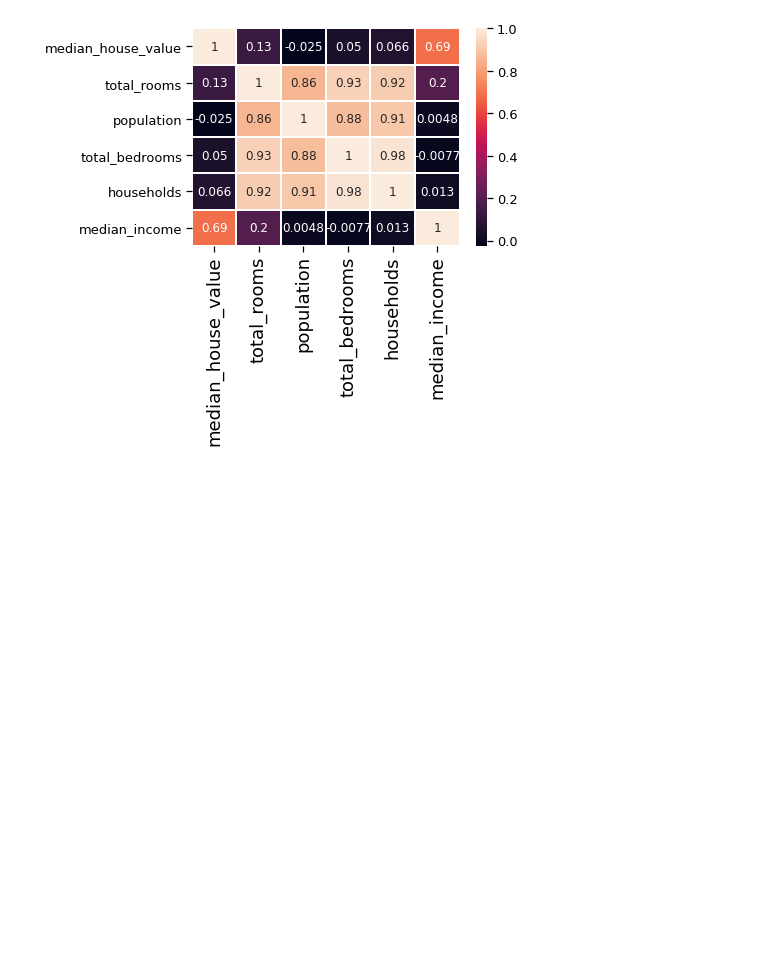
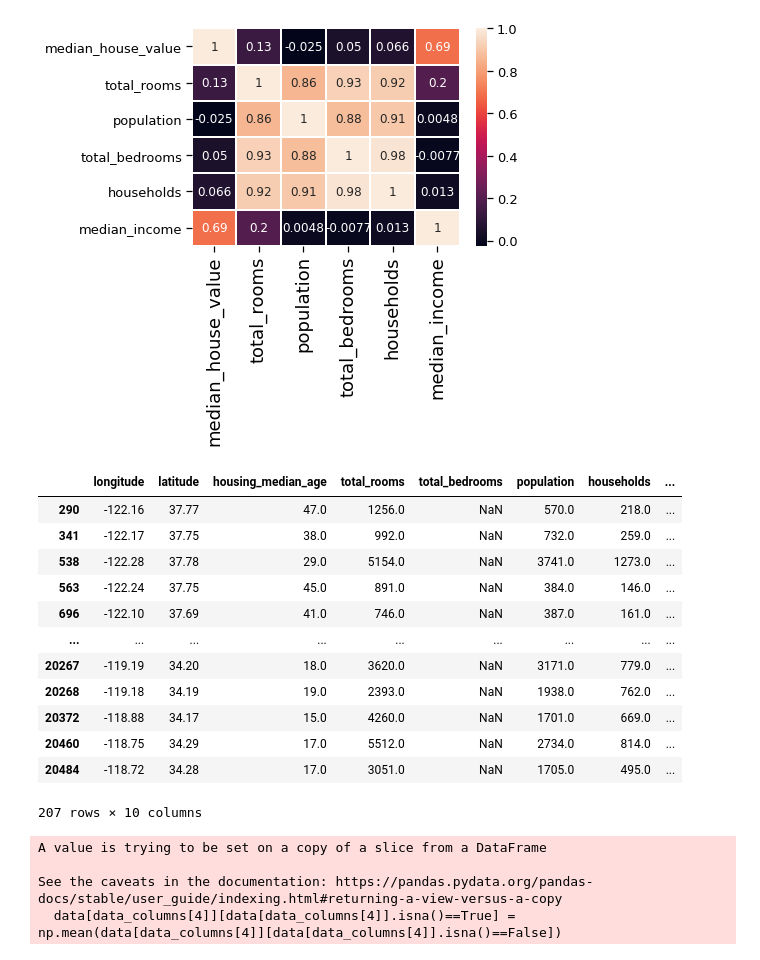
Before and after one commit to julienbosse/Brief_agile, a Jupyter notebook: exploration_des_valeurs_manquantes_Boxplot.ipynb, the cells around one changed output. Saved outputs shown, nothing was run; the diff lists cells and outputs as text; code cells hidden in the pictures; blank space fills up the shorter version.

Commit message:
Remplacé NaN total_bedrooms par la moyenne

```diff
--- a/exploration_des_valeurs_manquantes_Boxplot.ipynb
+++ b/exploration_des_valeurs_manquantes_Boxplot.ipynb
@@ -4,7 +4,7 @@ import matplotlib.pyplot as plt
 import numpy as np
 import seaborn as sns
 # %%
-data = pd.read_csv("/home/simplon/PYTHON CODE/Brief_agile/donnees/housing.csv")
+data = pd.read_csv("donnees/housing.csv")
 # %%
 data
 # %% [output]
@@ -108,3 +111,26 @@ plt.show()
 plt.close()
 # %% [output]
 [figure]
+# %%
+data[data_columns][data[data_columns[4]].isna()==True]
+# %% [output]
+|  | longitude | latitude | housing_median_age | total_rooms | total_bedrooms | population | households | ... |
+| 290 | -122.16 | 37.77 | 47.0 | 1256.0 | NaN | 570.0 | 218.0 | ... |
+| 341 | -122.17 | 37.75 | 38.0 | 992.0 | NaN | 732.0 | 259.0 | ... |
+| 538 | -122.28 | 37.78 | 29.0 | 5154.0 | NaN | 3741.0 | 1273.0 | ... |
+| 563 | -122.24 | 37.75 | 45.0 | 891.0 | NaN | 384.0 | 146.0 | ... |
+| 696 | -122.10 | 37.69 | 41.0 | 746.0 | NaN | 387.0 | 161.0 | ... |
+| ... | ... | ... | ... | ... | ... | ... | ... | ... |
+| 20267 | -119.19 | 34.20 | 18.0 | 3620.0 | NaN | 3171.0 | 779.0 | ... |
+| 20268 | -119.18 | 34.19 | 19.0 | 2393.0 | NaN | 1938.0 | 762.0 | ... |
+| 20372 | -118.88 | 34.17 | 15.0 | 4260.0 | NaN | 1701.0 | 669.0 | ... |
+| 20460 | -118.75 | 34.29 | 17.0 | 5512.0 | NaN | 2734.0 | 814.0 | ... |
+| 20484 | -118.72 | 34.28 | 17.0 | 3051.0 | NaN | 1705.0 | 495.0 | ... |
+207 rows × 10 columns
+# %%
+data[data_columns[4]][data[data_columns[4]].isna()==True] = np.mean(data[data_columns[4]][data[data_columns[4]].isna()==False])
+# %% [output]
+A value is trying to be set on a copy of a slice from a DataFrame
+
+See the caveats in the documentation: https://pandas.pydata.org/pandas-docs/stable/user_guide/indexing.html#returning-a-view-versus-a-copy
+  data[data_columns[4]][data[data_columns[4]].isna()==True] = np.mean(data[data_columns[4]][data[data_columns[4]].isna()==False])
```
Also changed, not shown: parts of 1 cell of this notebook.
